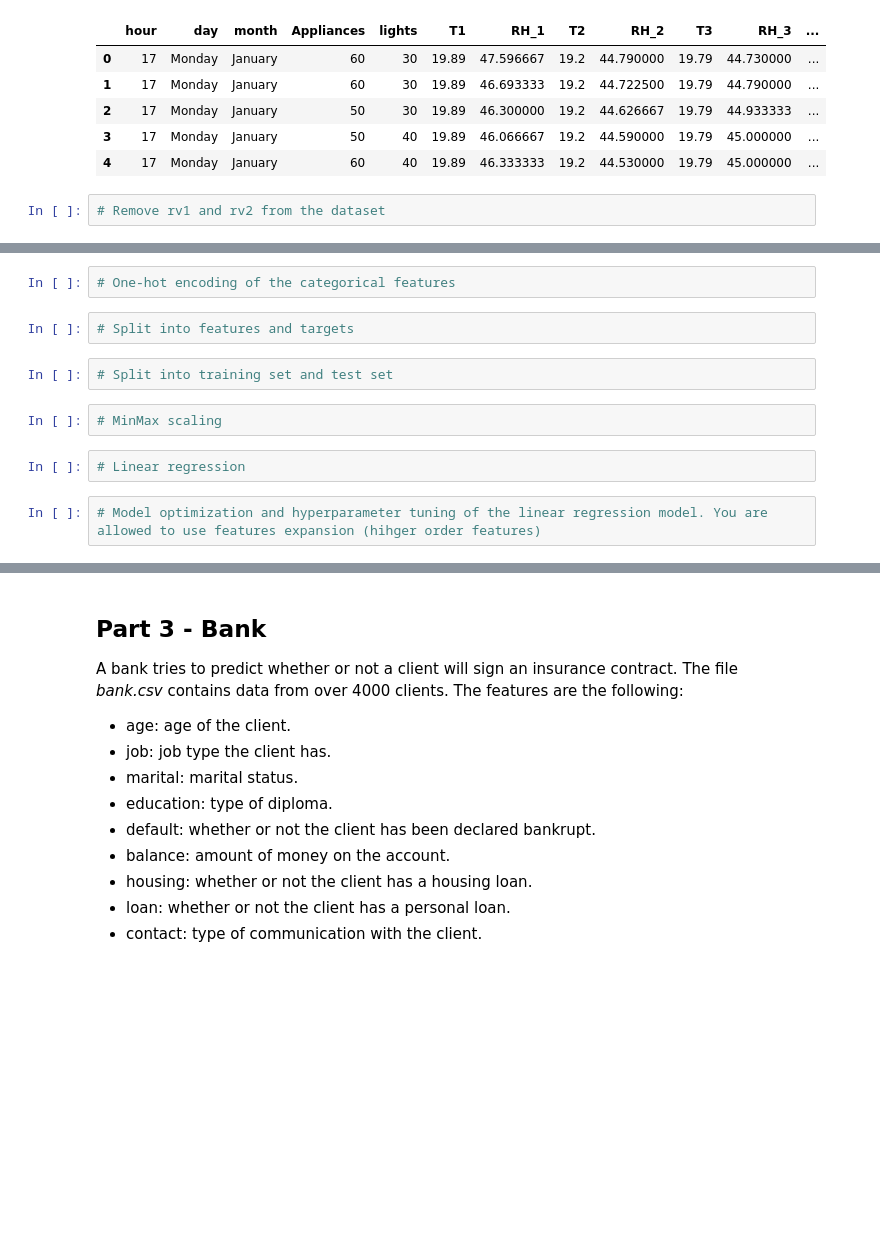
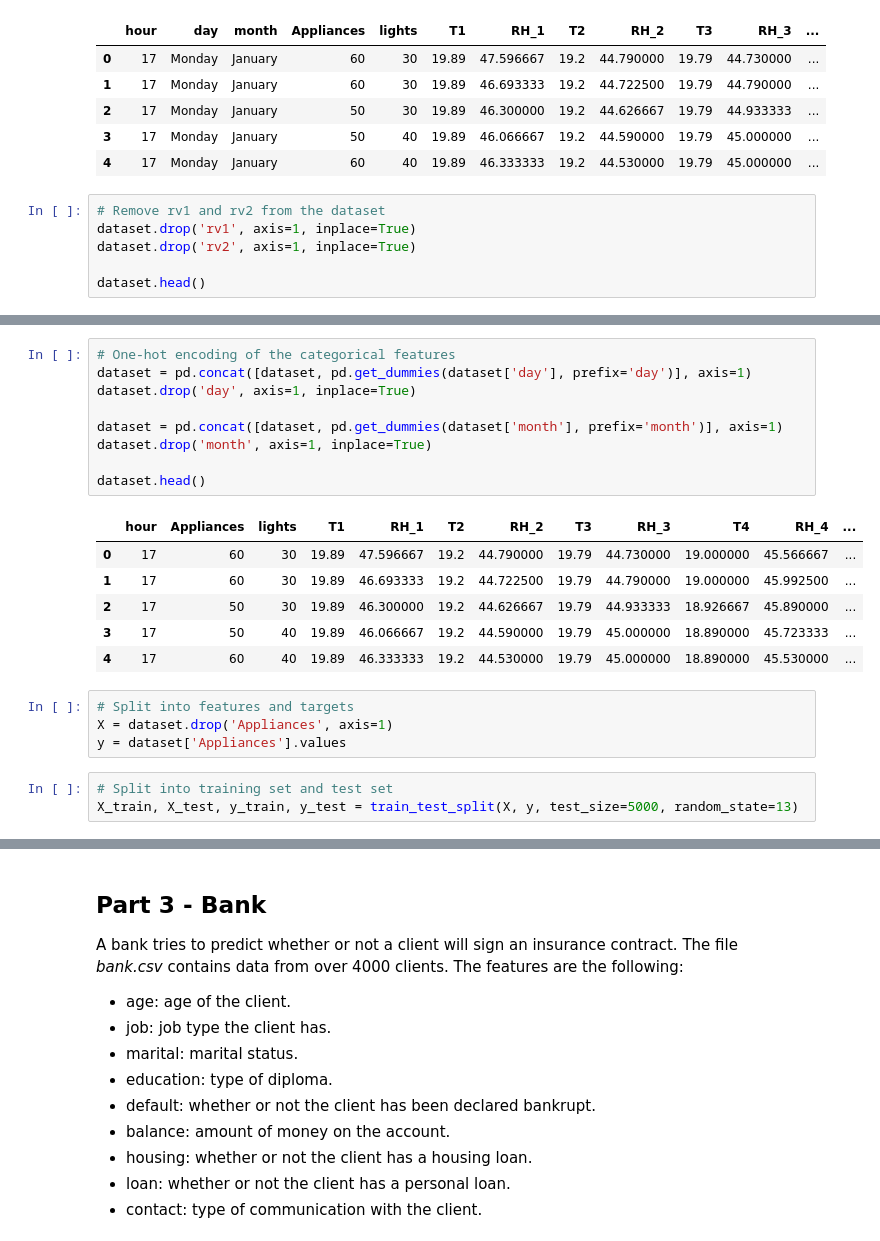
Before and after one commit to Calle-J/Machine-Learning-and-AI-CalleJ, a Jupyter notebook: Session_06_Decistion_Trees_Ensemble_Methods_Assignment/Session_06_Decision_Trees_Ensemble_Methods_Assignment.ipynb, the cells around one changed output, grey strips where cells are left out. Cells and saved outputs as stored; diff of their text form; blank space fills up the shorter version.

```diff
--- a/Session_06_Decistion_Trees_Ensemble_Methods_Assignment/Session_06_Decision_Trees_Ensemble_Methods_Assignment.ipynb
+++ b/Session_06_Decistion_Trees_Ensemble_Methods_Assignment/Session_06_Decision_Trees_Ensemble_Methods_Assignment.ipynb
@@ -587,3 +587,7 @@ dataset.head()
 | 4 | 17 | Monday | January | 60 | 40 | 19.89 | 46.333333 | 19.2 | 44.530000 | 19.79 | 45.000000 | ... |
 # %%
 # Remove rv1 and rv2 from the dataset
+dataset.drop('rv1', axis=1, inplace=True)
+dataset.drop('rv2', axis=1, inplace=True)
+
+dataset.head()
@@ -590,12 +601,23 @@ dataset.head()
-# %%
-# One-hot encoding of the categorical features
+# %%
+# One-hot encoding of the categorical features
+dataset = pd.concat([dataset, pd.get_dummies(dataset['day'], prefix='day')], axis=1)
+dataset.drop('day', axis=1, inplace=True)
+
+dataset = pd.concat([dataset, pd.get_dummies(dataset['month'], prefix='month')], axis=1)
+dataset.drop('month', axis=1, inplace=True)
+
+dataset.head()
+# %% [output]
+|  | hour | Appliances | lights | T1 | RH_1 | T2 | RH_2 | T3 | RH_3 | T4 | RH_4 | ... |
+| 0 | 17 | 60 | 30 | 19.89 | 47.596667 | 19.2 | 44.790000 | 19.79 | 44.730000 | 19.000000 | 45.566667 | ... |
+| 1 | 17 | 60 | 30 | 19.89 | 46.693333 | 19.2 | 44.722500 | 19.79 | 44.790000 | 19.000000 | 45.992500 | ... |
+| 2 | 17 | 50 | 30 | 19.89 | 46.300000 | 19.2 | 44.626667 | 19.79 | 44.933333 | 18.926667 | 45.890000 | ... |
+| 3 | 17 | 50 | 40 | 19.89 | 46.066667 | 19.2 | 44.590000 | 19.79 | 45.000000 | 18.890000 | 45.723333 | ... |
+| 4 | 17 | 60 | 40 | 19.89 | 46.333333 | 19.2 | 44.530000 | 19.79 | 45.000000 | 18.890000 | 45.530000 | ... |
 # %%
 # Split into features and targets
+X = dataset.drop('Appliances', axis=1)
+y = dataset['Appliances'].values
 # %%
 # Split into training set and test set
+X_train, X_test, y_train, y_test = train_test_split(X, y, test_size=5000, random_state=13)
-# %%
-# MinMax scaling
-# %%
-# Linear regression
-# %%
-# Model optimization and hyperparameter tuning of the linear regression model. You are allowed to use features expansion (hihger order features)
```
Also changed, not shown: parts of 18 cells of this notebook.
